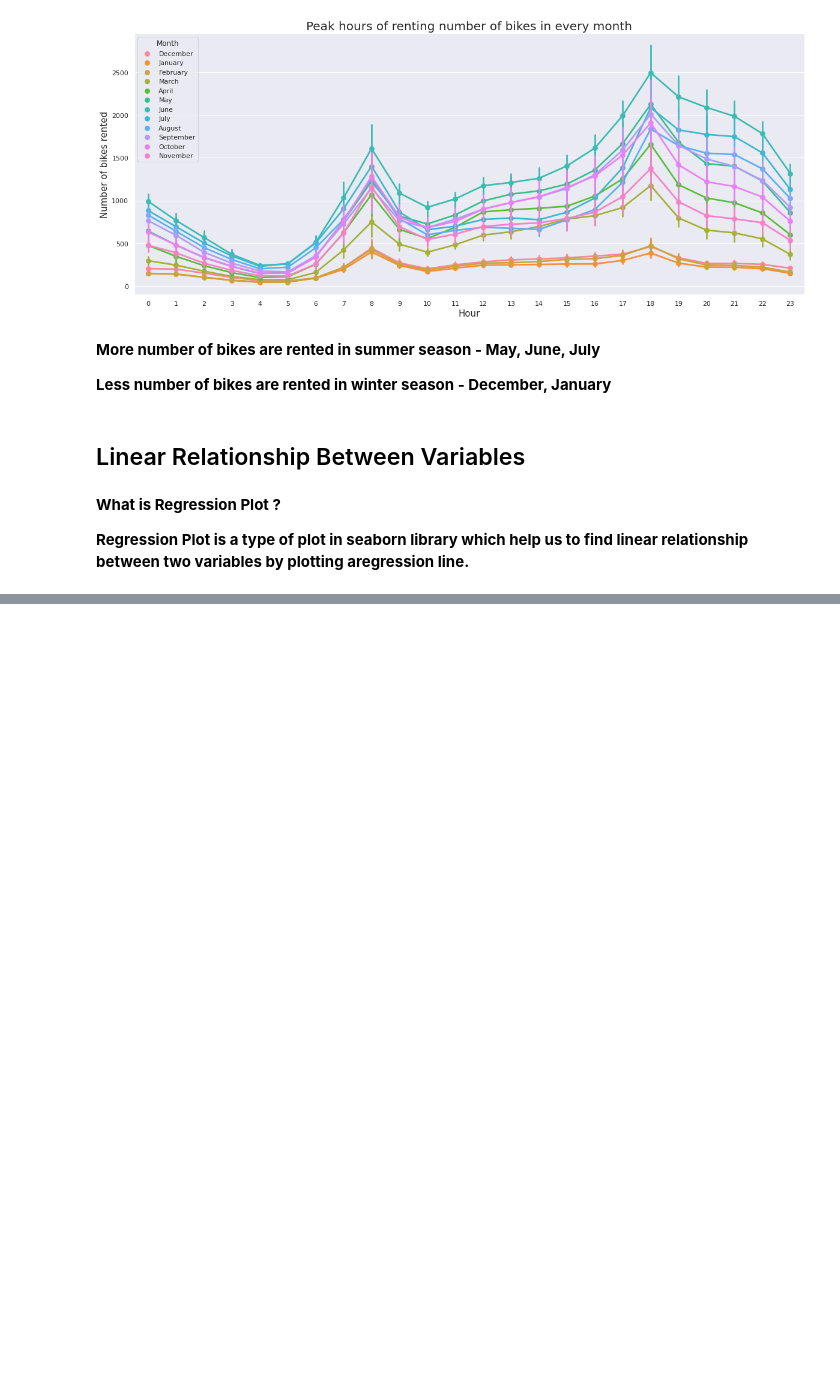
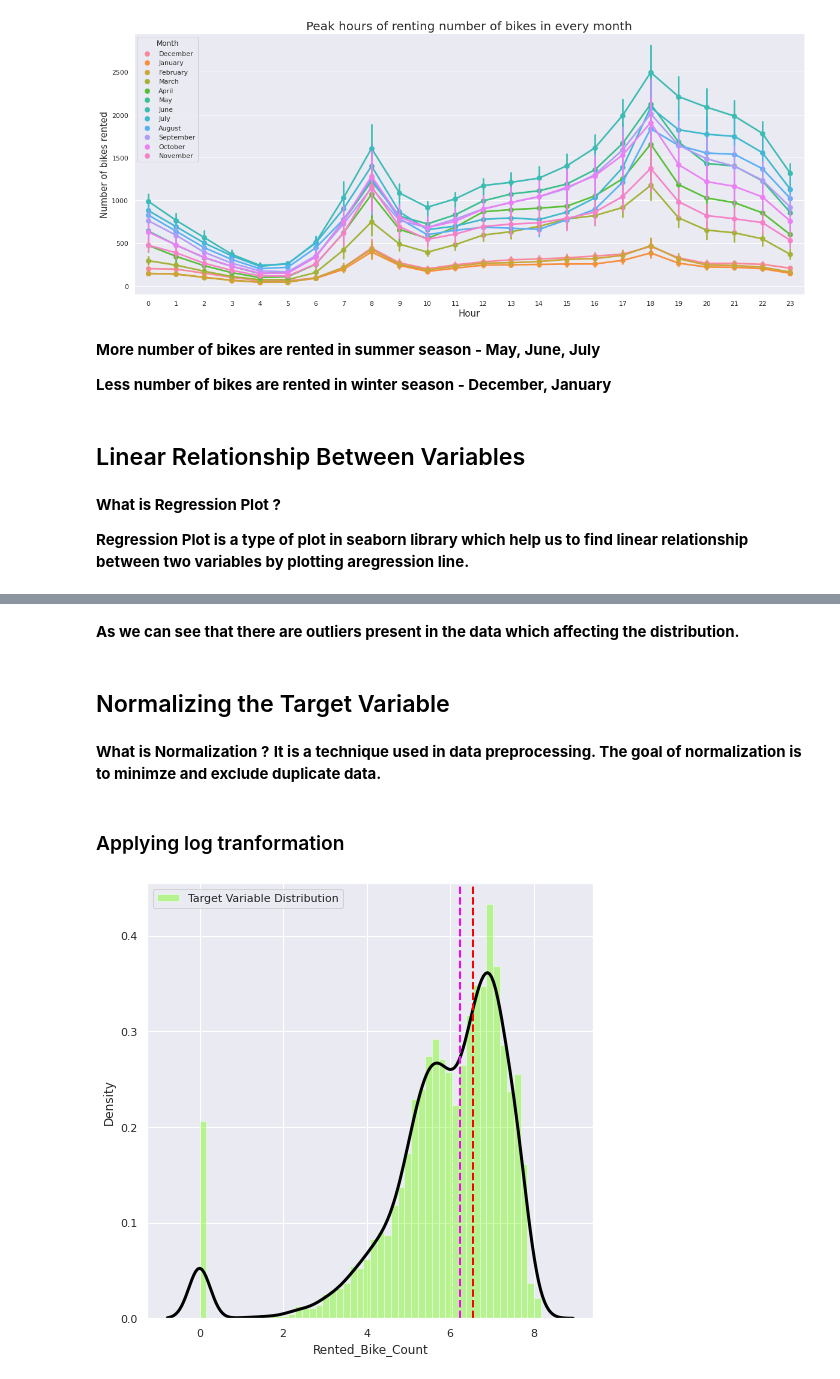
Before and after one commit to anasmalik081/Bike-Sharing-Demand-Prediction-Capstone-Project, a Jupyter notebook: Notebook_Bike_Sharing_Demand_Prediction_Capstone_Project.ipynb, the cells around one changed output, grey strips where cells are left out. Cells and saved outputs as stored; diff of their text form; code cells hidden in the pictures; blank space fills up the shorter version.

```diff
--- a/Notebook_Bike_Sharing_Demand_Prediction_Capstone_Project.ipynb
+++ b/Notebook_Bike_Sharing_Demand_Prediction_Capstone_Project.ipynb
@@ -626,0 +662,20 @@ for i, var in enumerate(numerical_independent_features):
+# %% [markdown]
+**As we can see that there are outliers present in the data which affecting the distribution.**
+# %% [markdown]
+## Normalizing the Target Variable
+# %% [markdown]
+**What is Normalization ?**
+**It is a technique used in data preprocessing. The goal of normalization is to minimze and exclude duplicate data.**
+# %% [markdown]
+### Applying log tranformation
+# %%
+# Applying log tranformation
+sns.set()
+plt.figure(figsize=(8, 8))
+ax=sns.distplot(np.log1p(df['Rented_Bike_Count']), color='#6CFF00', kde_kws={'linewidth': 3, 'color': 'black'}, label='Target Variable Distribution')
+ax.axvline(np.log1p(df['Rented_Bike_Count'].mean()), linestyle='dashed', linewidth=2, color='red')
+ax.axvline(np.log1p(df['Rented_Bike_Count'].median()), linestyle='dashed', linewidth=2, color='magenta')
+plt.legend()
+plt.show()
+# %% [output]
+[figure, added]
```
Also changed, not shown: parts of 49 cells of this notebook.
